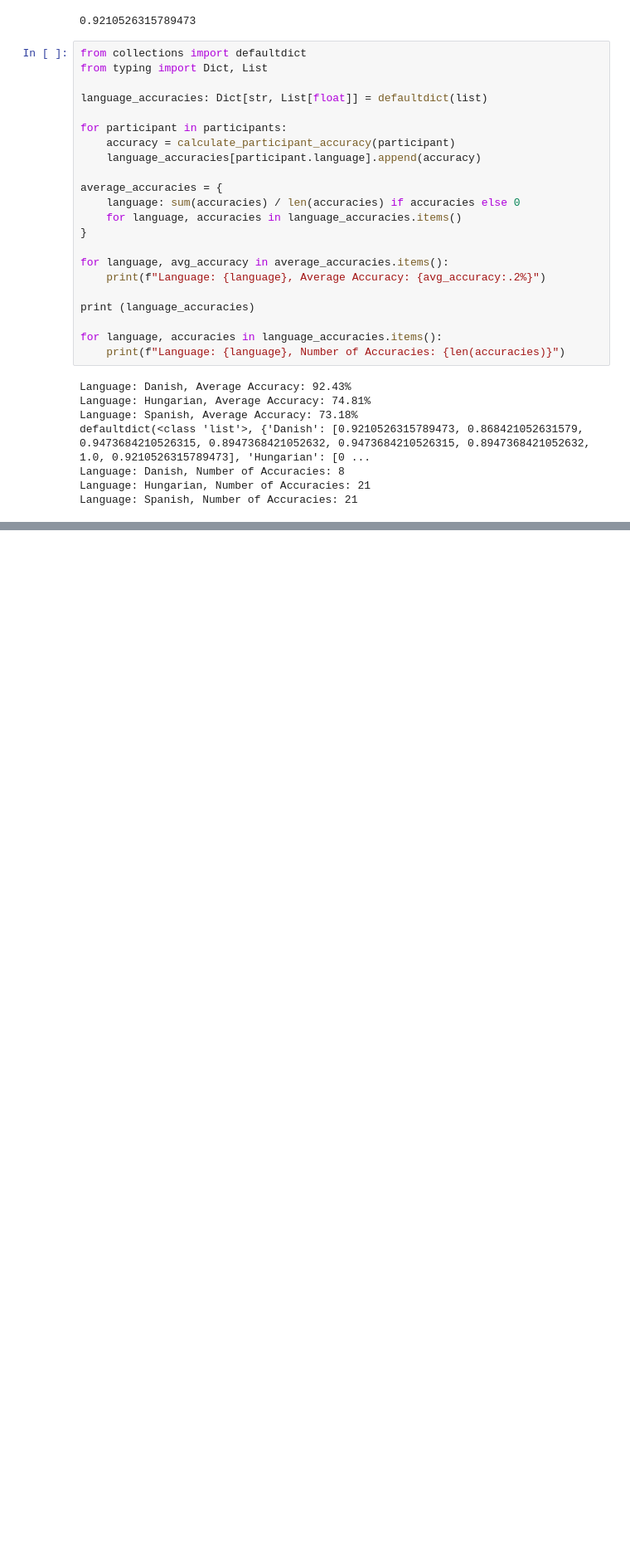
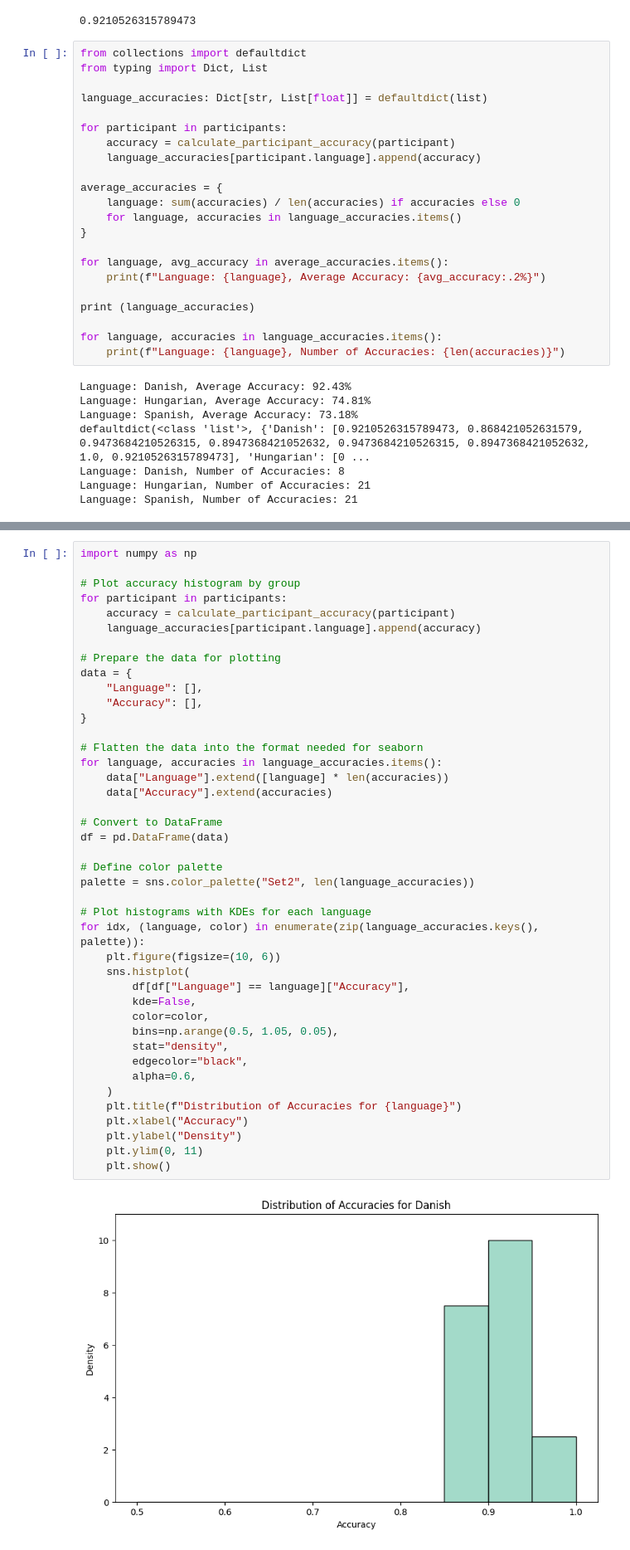
Before and after one commit to GyongyosiMark/ECS-experiment, a Jupyter notebook: data_processing.ipynb, the cells around one changed output, grey strips where cells are left out. Shown at 83% size. Cells and saved outputs as stored; diff of their text form; blank space fills up the shorter version.

```diff
--- a/data_processing.ipynb
+++ b/data_processing.ipynb
@@ -296,0 +373,44 @@ Passing `palette` without assigning `hue` is deprecated and will be removed in v
+# %%
+import numpy as np
+
+# Plot accuracy histogram by group
+for participant in participants:
+    accuracy = calculate_participant_accuracy(participant)
+    language_accuracies[participant.language].append(accuracy)
+
+# Prepare the data for plotting
+data = {
+    "Language": [],
+    "Accuracy": [],
+}
+
+# Flatten the data into the format needed for seaborn
+for language, accuracies in language_accuracies.items():
+    data["Language"].extend([language] * len(accuracies))
+    data["Accuracy"].extend(accuracies)
+
+# Convert to DataFrame
+df = pd.DataFrame(data)
+
+# Define color palette
+palette = sns.color_palette("Set2", len(language_accuracies))
+
+# Plot histograms with KDEs for each language
+for idx, (language, color) in enumerate(zip(language_accuracies.keys(), palette)):
+    plt.figure(figsize=(10, 6))
+    sns.histplot(
+        df[df["Language"] == language]["Accuracy"],
+        kde=False,
+        color=color,
+        bins=np.arange(0.5, 1.05, 0.05),
+        stat="density",
+        edgecolor="black",
+        alpha=0.6,
+    )
+    plt.title(f"Distribution of Accuracies for {language}")
+    plt.xlabel("Accuracy")
+    plt.ylabel("Density")
+    plt.ylim(0, 11)
+    plt.show()
+# %% [output]
+[figure, added]
```
Also changed, not shown: parts of 5 cells of this notebook.
